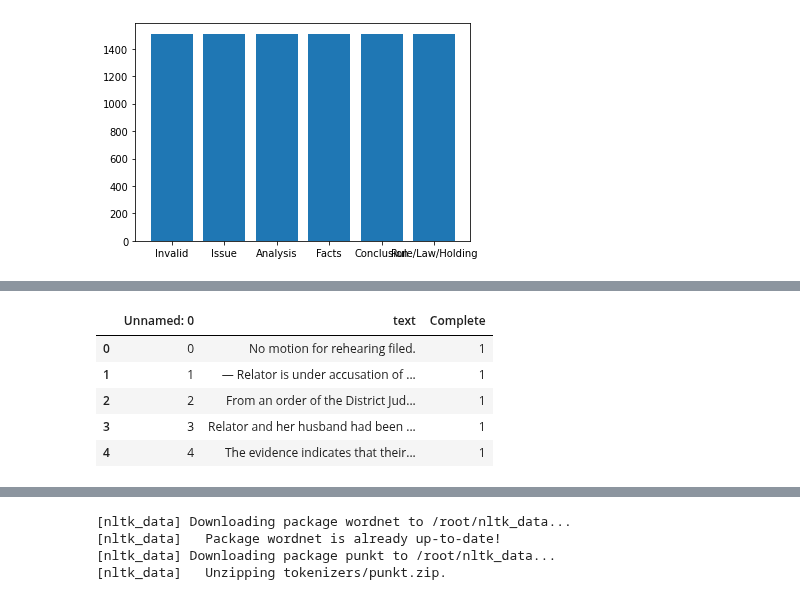
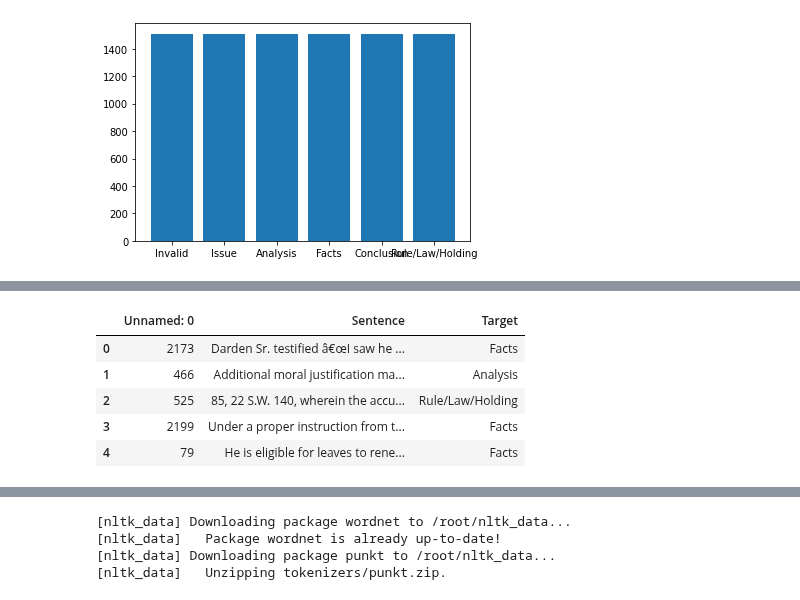
Before and after one commit to prithvikolla/Compuational_Methods_INFO5731, a Jupyter notebook: Project_Legal_Text_Mining/Results/semi_supervised_highkappa.ipynb, the cells around one changed output, grey strips where cells are left out. Cells and saved outputs as stored; diff of their text form; code cells hidden in the pictures.

```diff
--- a/Project_Legal_Text_Mining/Results/semi_supervised_highkappa.ipynb
+++ b/Project_Legal_Text_Mining/Results/semi_supervised_highkappa.ipynb
@@ -143,11 +143,11 @@ Rule/Law/Holding       0.97      0.99      0.98       425
 # %%
-unlabel = pd.read_csv(r'/content/Unlabeled_data.csv')
+unlabel = pd.read_csv(r'/content/test_data.csv')
 unlabel.head()
 # %% [output]
-|  | Unnamed: 0 | text | Complete |
-| 0 | 0 | No motion for rehearing filed. | 1 |
-| 1 | 1 | — Relator is under accusation of ... | 1 |
-| 2 | 2 | From an order of the District Jud... | 1 |
-| 3 | 3 | Relator and her husband had been ... | 1 |
-| 4 | 4 | The evidence indicates that their... | 1 |
+|  | Unnamed: 0 | Sentence | Target |
+| 0 | 2173 | Darden Sr. testified â€œI saw he ... | Facts |
+| 1 | 466 | Additional moral justification ma... | Analysis |
+| 2 | 525 | 85, 22 S.W. 140, wherein the accu... | Rule/Law/Holding |
+| 3 | 2199 | Under a proper instruction from t... | Facts |
+| 4 | 79 | He is eligible for leaves to rene... | Facts |
 # %%
```
Also changed, not shown: parts of 34 cells of this notebook, 1 other file.
